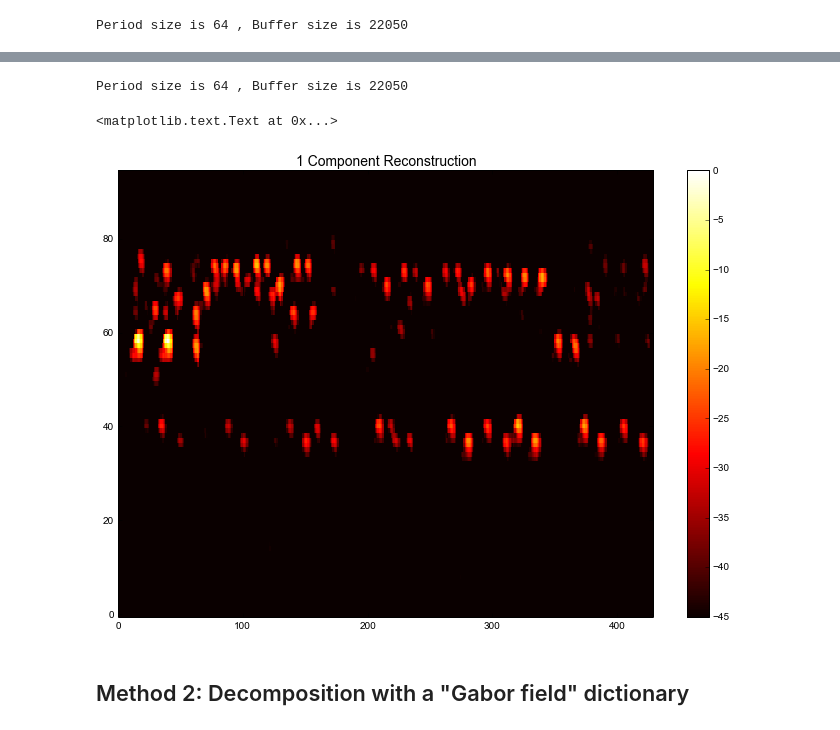
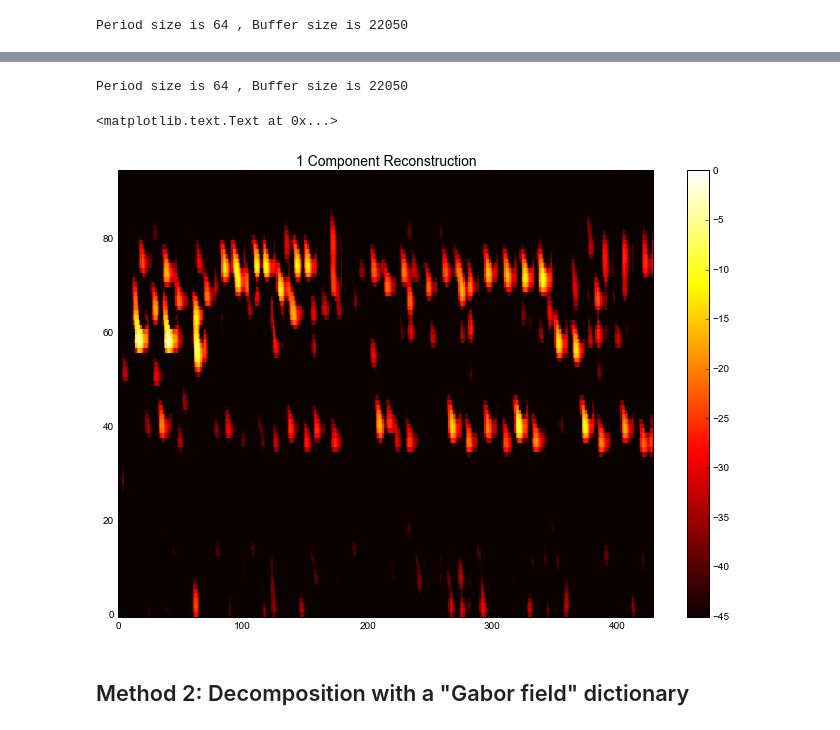
Before and after one commit to bregmanstudio/AudioSpectrumPatchApproximation, a Jupyter notebook: AudioSpectrumPatchApproximation.ipynb, the cells around one changed output, grey strips where cells are left out. Cells and saved outputs as stored; diff of their text form; code cells hidden in the pictures.

```diff
--- a/AudioSpectrumPatchApproximation.ipynb
+++ b/AudioSpectrumPatchApproximation.ipynb
@@ -48,5 +38,6 @@ reload(A) # for debugging
 # %%
-s1 = A.SparseApproxSpectrum(patch_size=(8,8)) # Set spectrum 2D patch size here (n,m)
+# Learn sparse codes from data using dictionary learnng on n x m patches of the constant-Q transform.
+s1 = A.SparseApproxSpectrum(patch_size=(8,12)) # Set spectrum 2D patch size here (n,m)
 s1.extract_codes(F.X, n_components=9, zscore=True, log_amplitude=True) # Learn a dictionary of patches for spectrogram
 s1.plot_codes(cbar=True, cmap=cm.hot) # show the learned codes
 # %% [output]
@@ -65,12 +57,12 @@ subplot(212); feature_plot(s1.X_hat, nofig=True, **pargs); title('Sparse Approxi
 # %%
-X_hat = s1.X_hat_l[8] # <- change the patch to reconstruct here
+X_hat = s1.X_hat_l[2] # <- change the patch to reconstruct here
 x_hat = F.inverse(X_hat) # , Phi_hat=(rand(*F.STFT.shape)*2-1)*pi)
 play(balance_signal(x_hat))
 feature_plot(X_hat, **pargs); title('1 Component Reconstruction', fontsize=14)
 # %% [output]
 Period size is 64 , Buffer size is 22050
 <matplotlib.text.Text at 0x...>
-[figure, old version]
+[figure, new version]
 # %% [markdown]
 <h2>Method 2: Decomposition with a "Gabor field" dictionary</h2>
 # %%
```
Also changed, not shown: parts of 29 cells of this notebook, 1 other file.
